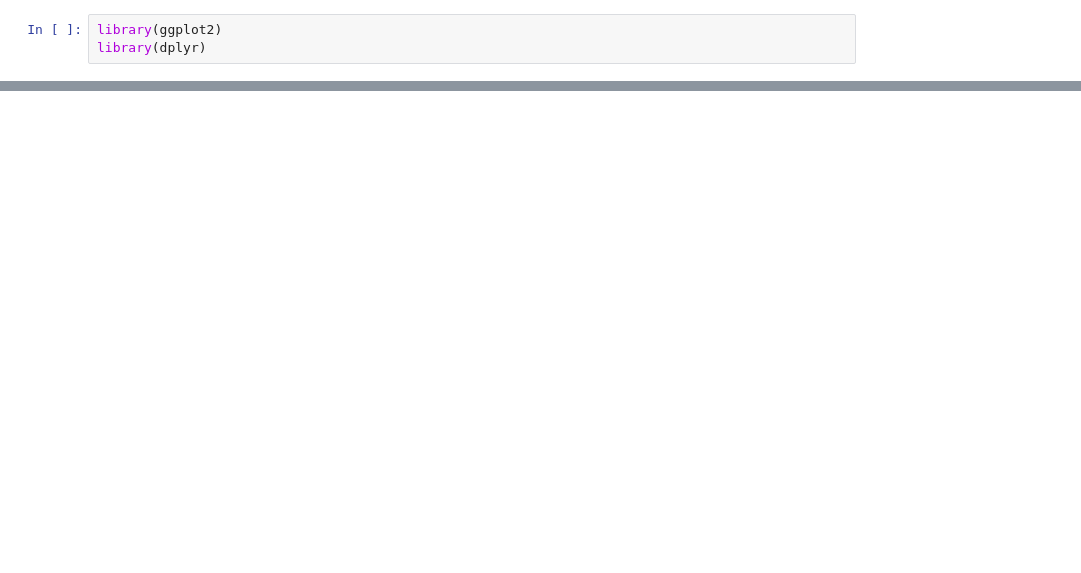
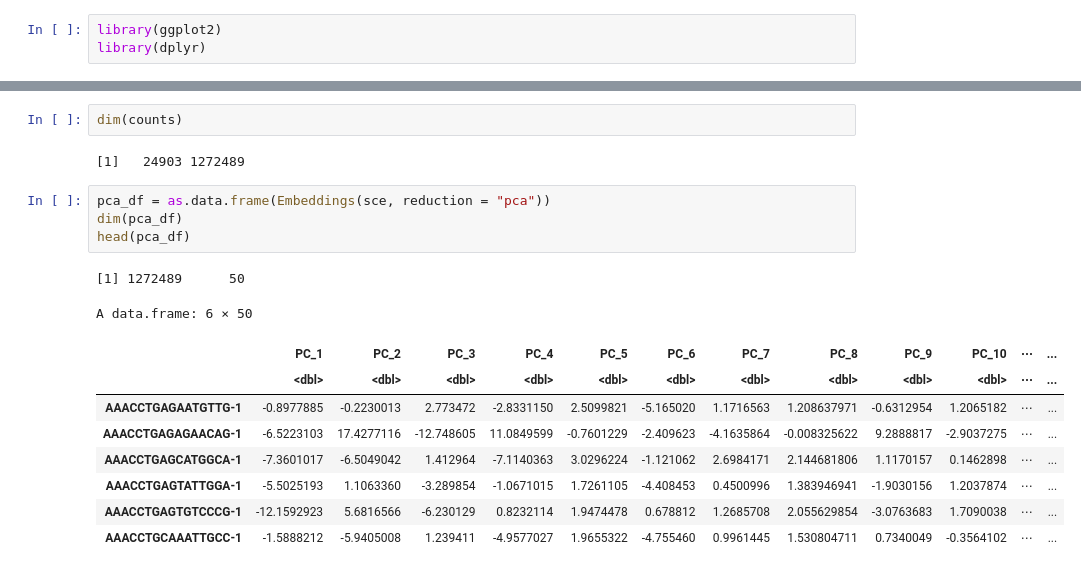
Before and after one commit to annacuomo/TenK10K_analyses, a Jupyter notebook: Load single-cell data.ipynb, the cells around one changed output, grey strips where cells are left out. Drawn from its saved outputs; the diff is of its cells as text; blank space fills up the shorter version.

```diff
--- a/Load single-cell data.ipynb
+++ b/Load single-cell data.ipynb
@@ -17,0 +75,19 @@ ERROR: Error in gzfile(file, "rb"): cannot open the connection
+# %%
+dim(counts)
+# %% [output]
+[1]   24903 1272489
+# %%
+pca_df = as.data.frame(Embeddings(sce, reduction = "pca"))
+dim(pca_df)
+head(pca_df)
+# %% [output]
+[1] 1272489      50
+A data.frame: 6 × 50
+|  | PC_1 | PC_2 | PC_3 | PC_4 | PC_5 | PC_6 | PC_7 | PC_8 | PC_9 | PC_10 | ⋯ | ... |
+|  | <dbl> | <dbl> | <dbl> | <dbl> | <dbl> | <dbl> | <dbl> | <dbl> | <dbl> | <dbl> | ⋯ | ... |
+| AAACCTGAGAATGTTG-1 | -0.8977885 | -0.2230013 | 2.773472 | -2.8331150 | 2.5099821 | -5.165020 | 1.1716563 | 1.208637971 | -0.6312954 | 1.2065182 | ⋯ | ... |
+| AAACCTGAGAGAACAG-1 | -6.5223103 | 17.4277116 | -12.748605 | 11.0849599 | -0.7601229 | -2.409623 | -4.1635864 | -0.008325622 | 9.2888817 | -2.9037275 | ⋯ | ... |
+| AAACCTGAGCATGGCA-1 | -7.3601017 | -6.5049042 | 1.412964 | -7.1140363 | 3.0296224 | -1.121062 | 2.6984171 | 2.144681806 | 1.1170157 | 0.1462898 | ⋯ | ... |
+| AAACCTGAGTATTGGA-1 | -5.5025193 | 1.1063360 | -3.289854 | -1.0671015 | 1.7261105 | -4.408453 | 0.4500996 | 1.383946941 | -1.9030156 | 1.2037874 | ⋯ | ... |
+| AAACCTGAGTGTCCCG-1 | -12.1592923 | 5.6816566 | -6.230129 | 0.8232114 | 1.9474478 | 0.678812 | 1.2685708 | 2.055629854 | -3.0763683 | 1.7090038 | ⋯ | ... |
+| AAACCTGCAAATTGCC-1 | -1.5888212 | -5.9405008 | 1.239411 | -4.9577027 | 1.9655322 | -4.755460 | 0.9961445 | 1.530804711 | 0.7340049 | -0.3564102 | ⋯ | ... |
```
Also changed, not shown: parts of 31 cells of this notebook.
